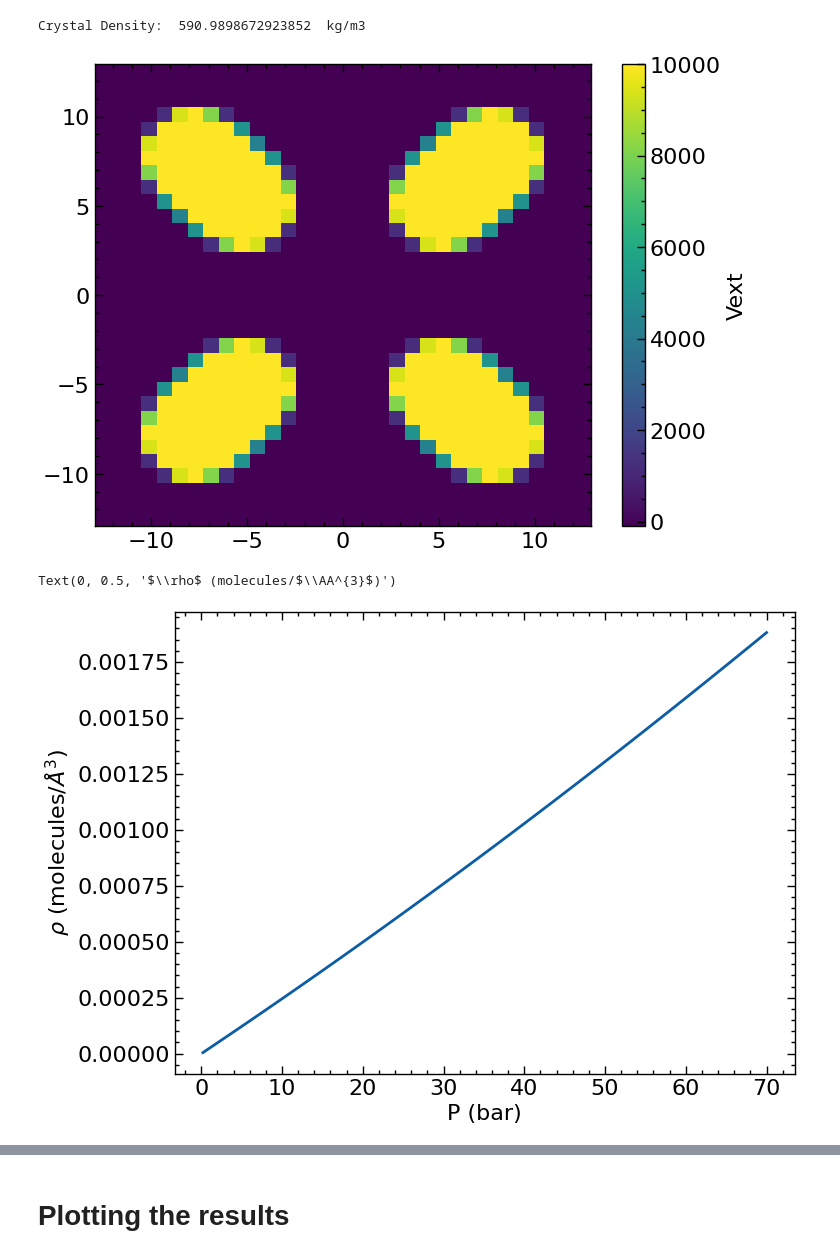
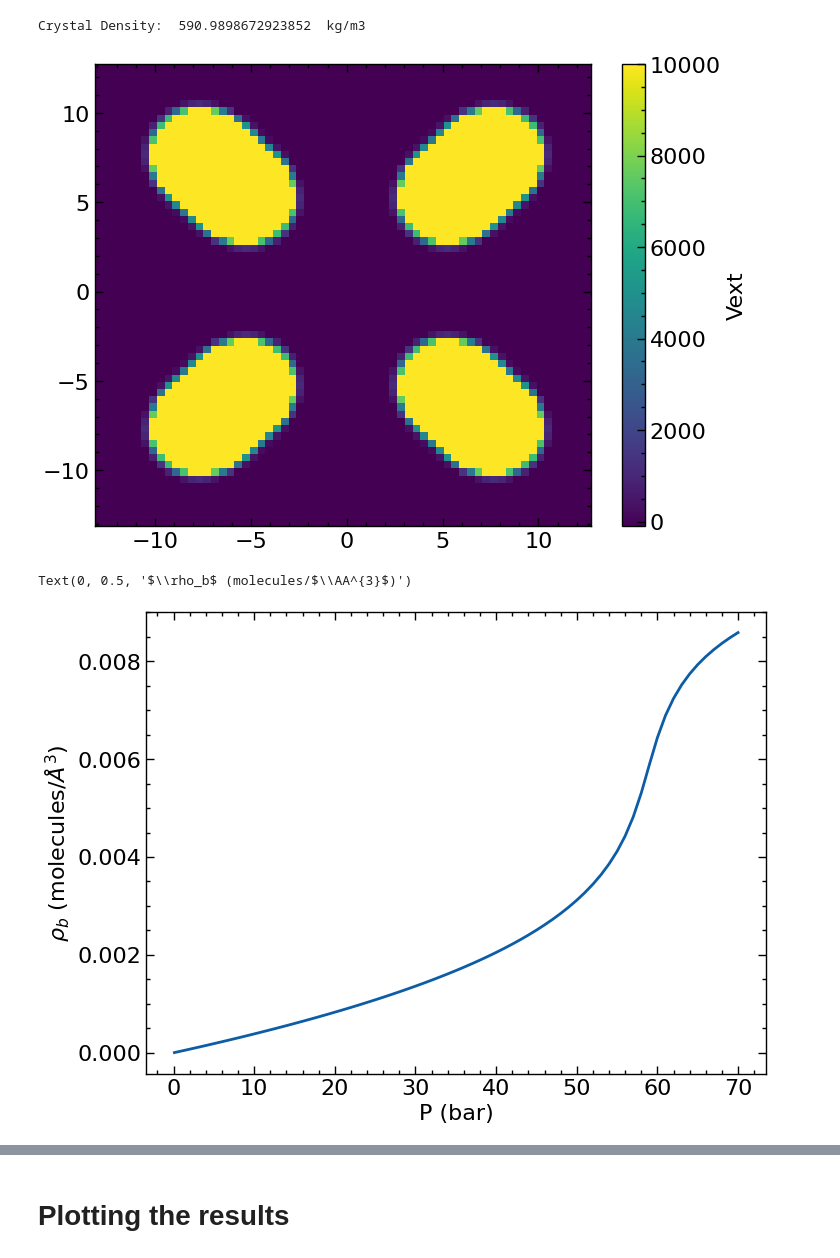
Before and after one commit to elvissoares/PyDFTlj, a Jupyter notebook: examples/Example5-Adsorption3D_on_MOFs.ipynb, the cells around one changed output, grey strips where cells are left out. Saved outputs shown, nothing was run; the diff lists cells and outputs as text; code cells hidden in the pictures.

```diff
--- a/examples/Example5-Adsorption3D_on_MOFs.ipynb
+++ b/examples/Example5-Adsorption3D_on_MOFs.ipynb
@@ -77,8 +77,8 @@ mff = 16.043
 # %% [markdown]
 # Create the DFT object
 # %%
-Ngrid = 32
-DFT = dft3d(gridsize=np.array([Ngrid,Ngrid,Ngrid]))
+Ngrid = 64
+DFT = dft3d(gridsize=np.array([Ngrid,Ngrid,Ngrid]),ljmethod='MMFA')
 DFT.Set_Geometry(L)
 # %%
 DFT.GetSystemInformation()
@@ -102,8 +102,7 @@ sigma = 3.73  A
 # %% [markdown]
 ## Defining the Temperature
 # %%
-kT = 300.0 # kelvin
-
+kT = 200.0 # kelvin
 DFT.Set_Temperature(kT)
 # %%
 DFT.GetFluidTemperatureInformation()
@@ -156,7 +155,7 @@ c=plt.pcolormesh(DFT.X[:,:,Ngrid//2],DFT.Y[:,:,Ngrid//2],DFT.Vext[:,:,Ngrid//2].
 plt.colorbar(label='Vext')
 plt.show()
 # %% [output]
-[figure, old version]
+[figure, new version]
 # %%
 # helium_void_fraction = Vpore/Vcell
 helium_void_fraction = 0.852
@@ -174,21 +173,23 @@ def rhofromBARpressure(pbar):
         rho = sol.root
     else:
         rho = np.empty_like(pbar)
-        for i in range(pbar.size):
-            sol = optimize.root_scalar(func, x0=1e-2, fprime=True,fprime2=True,args=(1e-30*pbar[i]/(1e-5*kB)), method='halley')
+        sol = optimize.root_scalar(func, x0=1e-2, fprime=True,fprime2=True,args=(1e-30*pbar[0]/(1e-5*kB)), method='halley')
+        rho[0] = sol.root
+        for i in range(1,pbar.size):
+            sol = optimize.root_scalar(func, x0=rho[i-1], fprime=True,fprime2=True,args=(1e-30*pbar[i]/(1e-5*kB)), method='halley')
             rho[i] = sol.root
     return rho
 # %%
-pbararray = np.hstack((np.arange(0.2,2.0,0.2),np.arange(2.,71.,1.0)))
+pbararray = np.hstack((np.arange(0.1,2.0,0.2),np.arange(2.,71,1.0))) # bulk pressure (in bar)
 # %%
 rhobarray = rhofromBARpressure(pbararray)
 # %%
 plt.plot(pbararray,rhobarray)
 plt.xlabel(r'P (bar)')
-plt.ylabel(r'$\rho$ (molecules/$\AA^{3}$)')
+plt.ylabel(r'$\rho_b$ (molecules/$\AA^{3}$)')
 # %% [output]
-Text(0, 0.5, '$\\rho$ (molecules/$\\AA^{3}$)')
+Text(0, 0.5, '$\\rho_b$ (molecules/$\\AA^{3}$)')
-[figure, old version]
+[figure, new version]
 # %%
 %%time
 
```
Also changed, not shown: parts of 12 cells of this notebook, 3 other files.
